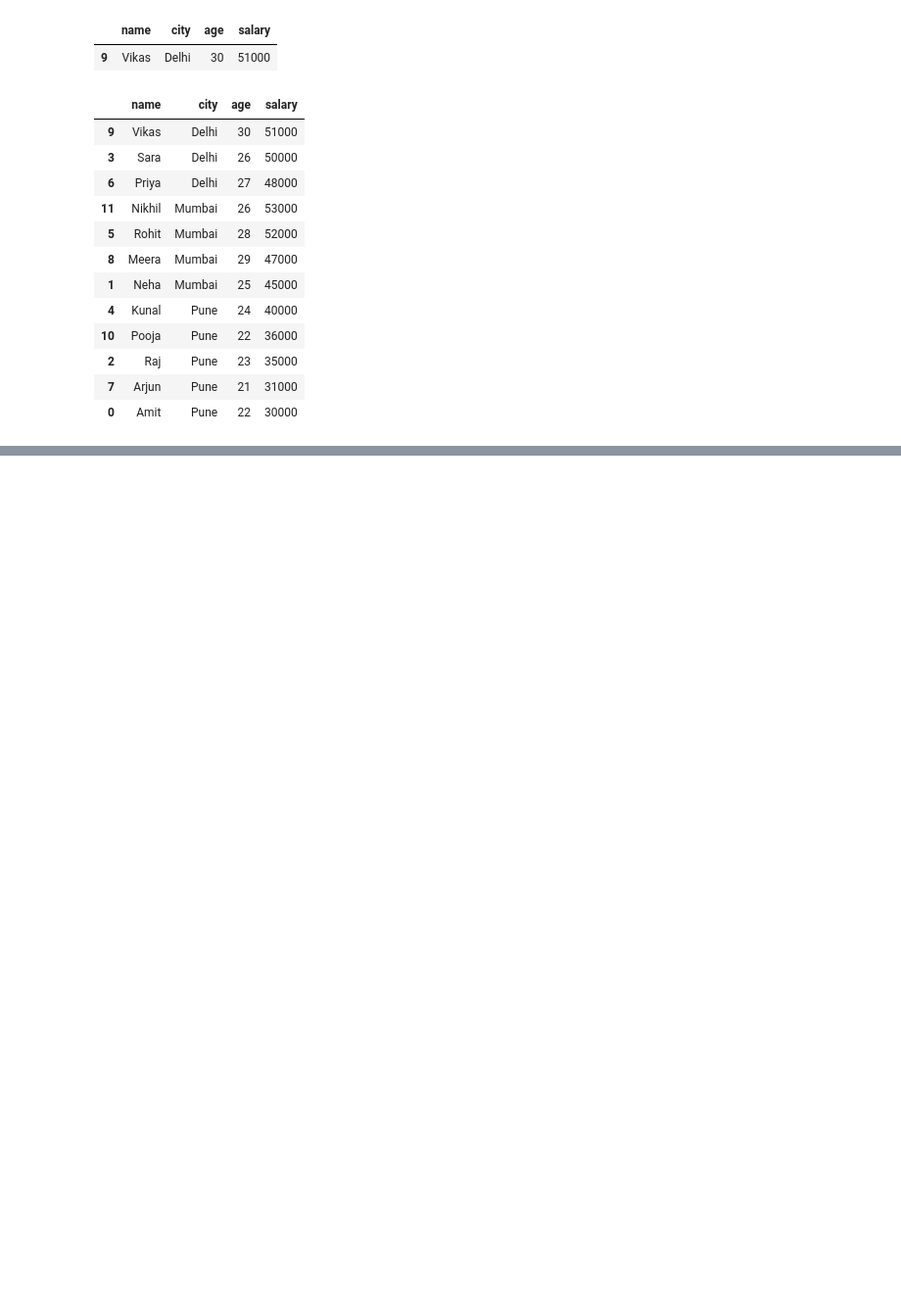
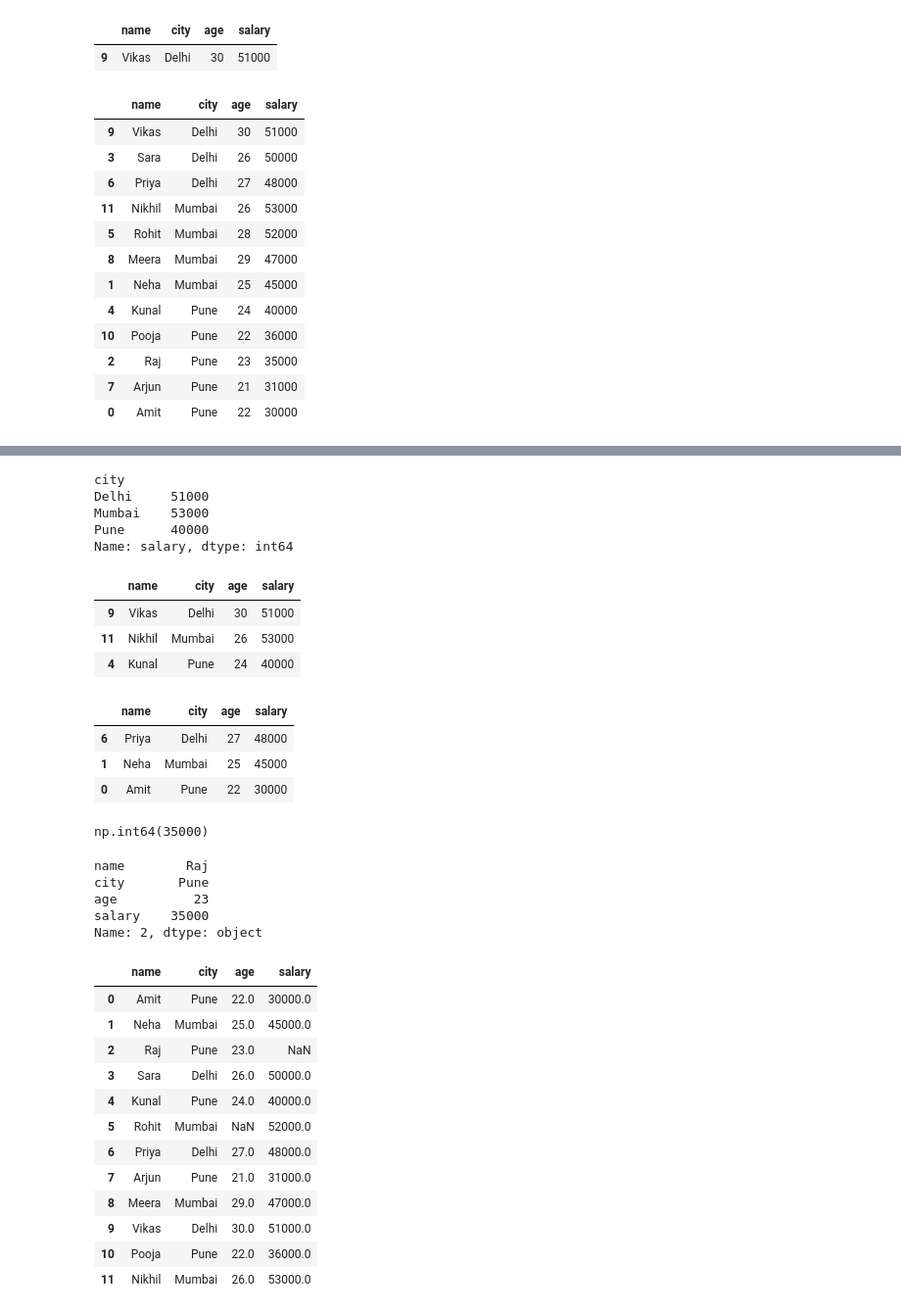
Before and after one commit to Aztec331/Practice-cs, a Jupyter notebook: notebooks/day03_pandas_basics.ipynb, the cells around one changed output, grey strips where cells are left out. Shown at 98% size. Drawn from its saved outputs; the diff is of its cells as text; code cells hidden in the pictures; blank space fills up the shorter version.

```diff
--- a/notebooks/day03_pandas_basics.ipynb
+++ b/notebooks/day03_pandas_basics.ipynb
@@ -342,0 +334,56 @@ AttributeError: 'DataFrame' object has no attribute 'offet'
+# %%
+#maximum salary per city
+df.groupby("city")["salary"].max()
+# %% [output]
+city
+Delhi     51000
+Mumbai    53000
+Pune      40000
+Name: salary, dtype: int64
+# %%
+#highest salary per city using idx
+
+#idxmax() returns the index of the max salary (not the salary value)
+#df.loc uses those indexes to return the full rows
+df.loc[ df.groupby("city")["salary"].idxmax() ]
+# %% [output]
+|  | name | city | age | salary |
+| 9 | Vikas | Delhi | 30 | 51000 |
+| 11 | Nikhil | Mumbai | 26 | 53000 |
+| 4 | Kunal | Pune | 24 | 40000 |
+# %%
+#lowest salary per city using idx
+df.loc[ df.groupby("city")["salary"].idxmin() ]
+# %% [output]
+|  | name | city | age | salary |
+| 6 | Priya | Delhi | 27 | 48000 |
+| 1 | Neha | Mumbai | 25 | 45000 |
+| 0 | Amit | Pune | 22 | 30000 |
+# %%
+df.loc[2, "salary"]
+# %% [output]
+np.int64(35000)
+# %%
+df.loc[2]
+# %% [output]
+name        Raj
+city       Pune
+age          23
+salary    35000
+Name: 2, dtype: object
+# %%
+df
+# %% [output]
+|  | name | city | age | salary |
+| 0 | Amit | Pune | 22.0 | 30000.0 |
+| 1 | Neha | Mumbai | 25.0 | 45000.0 |
+| 2 | Raj | Pune | 23.0 | NaN |
+| 3 | Sara | Delhi | 26.0 | 50000.0 |
+| 4 | Kunal | Pune | 24.0 | 40000.0 |
+| 5 | Rohit | Mumbai | NaN | 52000.0 |
+| 6 | Priya | Delhi | 27.0 | 48000.0 |
+| 7 | Arjun | Pune | 21.0 | 31000.0 |
+| 8 | Meera | Mumbai | 29.0 | 47000.0 |
+| 9 | Vikas | Delhi | 30.0 | 51000.0 |
+| 10 | Pooja | Pune | 22.0 | 36000.0 |
+| 11 | Nikhil | Mumbai | 26.0 | 53000.0 |
```
Also changed, not shown: parts of 9 cells of this notebook.
